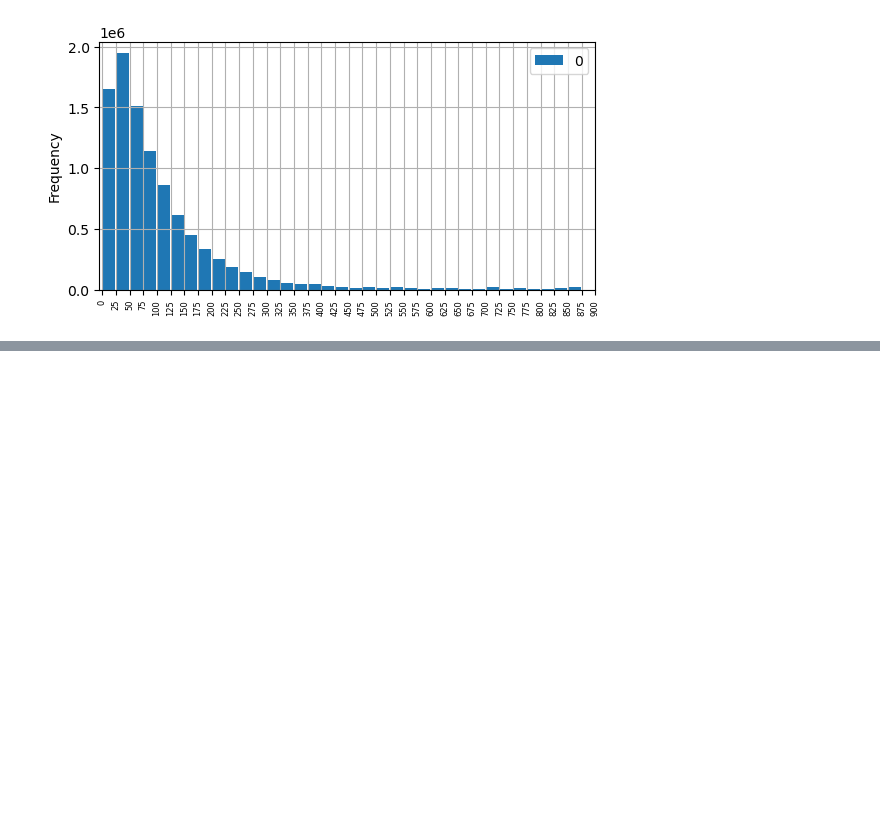
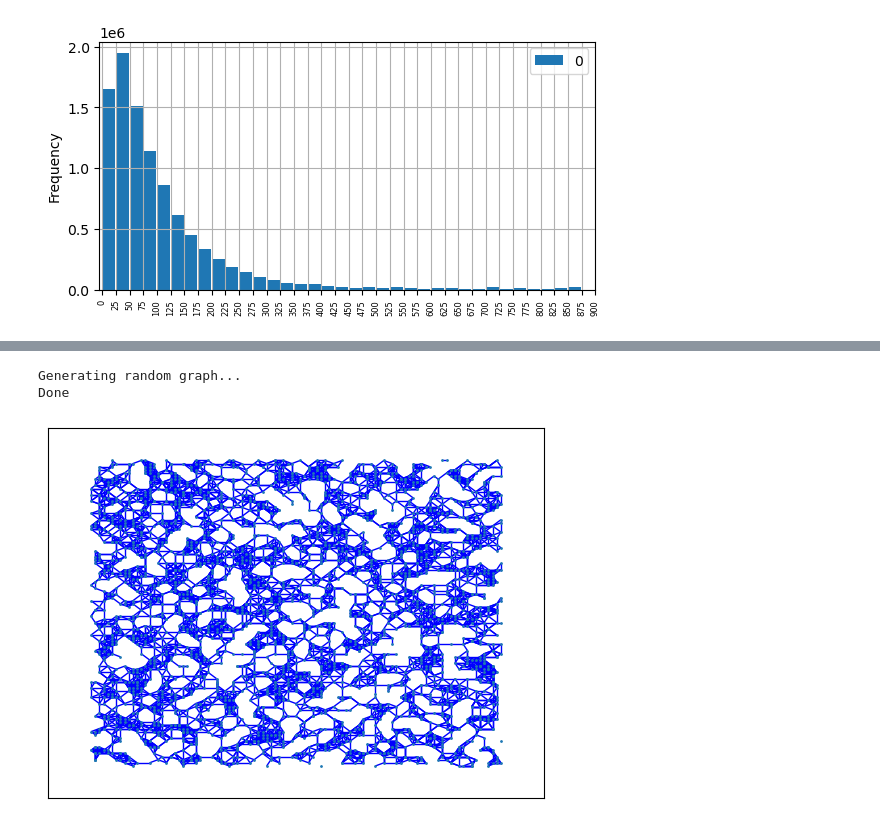
Before and after one commit to whybear0510/aegnn, a Jupyter notebook: scratch.ipynb, the cells around one changed output, grey strips where cells are left out. Cells and saved outputs as stored; diff of their text form; code cells hidden in the pictures; blank space fills up the shorter version.

```diff
--- a/scratch.ipynb
+++ b/scratch.ipynb
@@ -1698,0 +1807,44 @@ tensor([2., 2., 2., 3., 3., 3.])
+# %%
+import os
+os.environ['CUDA_DEVICE_ORDER'] = 'PCI_BUS_ID'
+os.environ['CUDA_VISIBLE_DEVICES'] = '7'
+
+import torch
+import torch_geometric
+import aegnn
+from torch_geometric.data import Data
+
+
+device = torch.device('cpu')
+tot_nodes = 3000
+x_n = torch.round(torch.rand(tot_nodes+1, device=device), decimals=0).view(-1,1)
+pos_n = torch.rand(tot_nodes+1,3)*98.0
+pos_n[:,:2] = torch.round(pos_n[:,:2])
+pos_n[:,2] *= 1e-10
+pos_n = pos_n[torch.argsort(pos_n[:,2]).squeeze(),:]
+pos_n = pos_n.to(device)
+random_sample = Data(x = x_n[:tot_nodes,:],pos = pos_n[:tot_nodes,:])
+from aegnn.asyncronous.base.utils import causal_radius_graph
+print('Generating random graph...')
+random_sample.edge_index = causal_radius_graph(random_sample.pos, r=3.0, max_num_neighbors=32).to(device)
+print('Done')
+# %% [output]
+Generating random graph...
+Done
+# %%
+def printg(graph):
+    import networkx as nx
+    from torch_geometric.utils import to_networkx
+    import matplotlib.pyplot as plt
+    import numpy as np
+
+    fig, ax = plt.subplots()
+    graph.pos = graph.pos[:,:2]
+    g_nx = to_networkx(graph, to_undirected=True)
+    pos = dict(zip(np.arange(graph.num_nodes),graph.pos.tolist()))
+    nx.draw_networkx(g_nx, pos=pos, with_labels=False, ax=ax, node_size=1, node_shape='o',  font_size=8, font_color='w',  edge_color='b', width=1)
+    # nx.draw_networkx(g_nx, with_labels=False, ax=ax, node_size=1, node_shape='o',  font_size=8, font_color='w',  edge_color='b', width=1)
+
+printg(random_sample)
+# %% [output]
+[figure, added]
```
Also changed, not shown: parts of 11 cells of this notebook, 3 other files.
